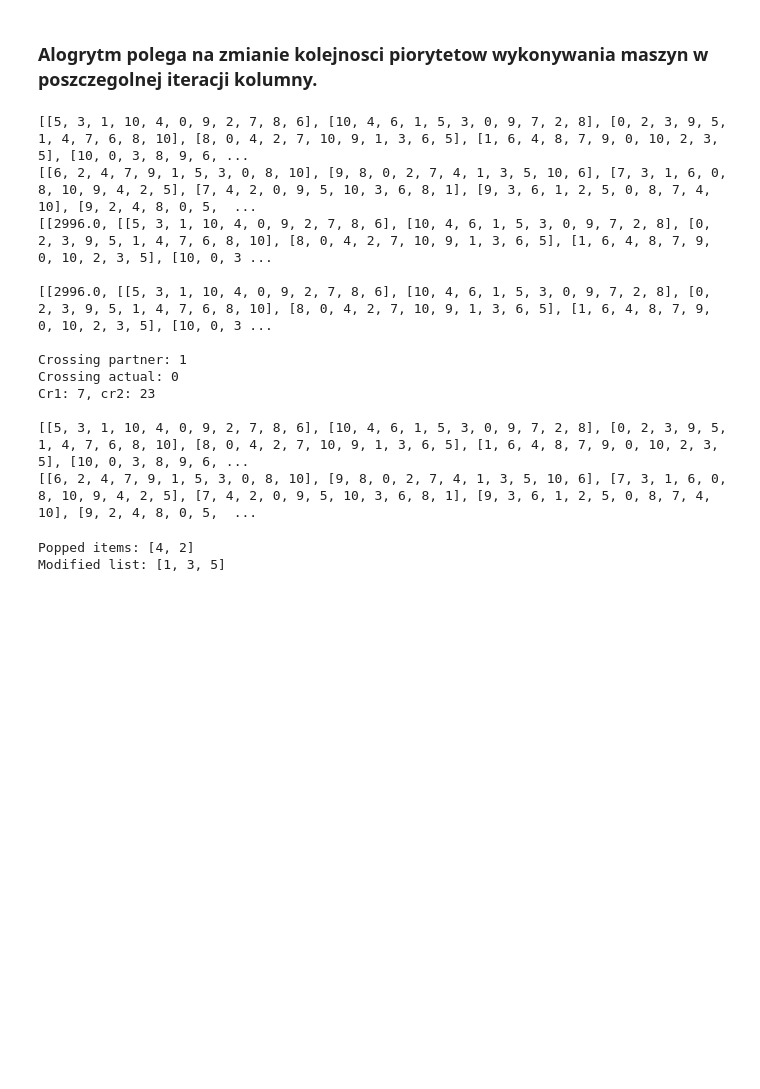
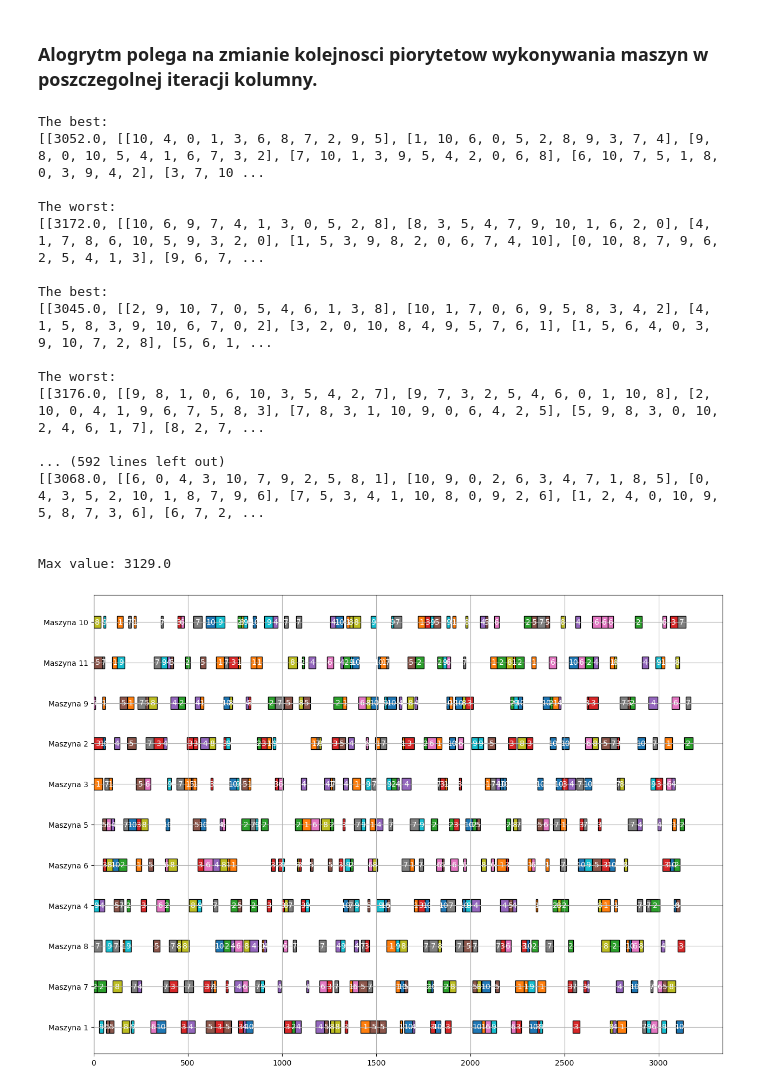
Before and after one commit to HaZhul/PSI, a Jupyter notebook: genetic_algorithm/genetic_algorithm.ipynb, the cells around one changed output. Drawn from its saved outputs; the diff is of its cells as text; code cells hidden in the pictures; blank space fills up the shorter version.

```diff
--- a/genetic_algorithm/genetic_algorithm.ipynb
+++ b/genetic_algorithm/genetic_algorithm.ipynb
@@ -249,29 +267,35 @@ Max value: 2815.0
 # %%
 timetables_copy = timetables.copy()
 ga = GA(timetables_copy, morg)
 gen2 = ga.create_random_gens()
 
-for row in gen2:
-    print(row)
 
 cost_list = ga.create_sorted_cost_dict()
 
 cost_list_copied = ga.replace_the_worst()
-
-new_gen_list = ga.crossing_gens()
-
-for row in new_gen_list:
-    print(row)
+for i in range(1000):
+    new_gen_list = ga.crossing_gens()
+    if i % 10 == 0:
+        ga.replace_the_worst()
+best_gen, best_cost = ga.find_best_gene()
+timetables_c = timetables.copy()
+morg.create_gantt_graph_custom_gen(timetables_c, best_gen)
 # %% [output]
-[[5, 3, 1, 10, 4, 0, 9, 2, 7, 8, 6], [10, 4, 6, 1, 5, 3, 0, 9, 7, 2, 8], [0, 2, 3, 9, 5, 1, 4, 7, 6, 8, 10], [8, 0, 4, 2, 7, 10, 9, 1, 3, 6, 5], [1, 6, 4, 8, 7, 9, 0, 10, 2, 3, 5], [10, 0, 3, 8, 9, 6, ...
-[[6, 2, 4, 7, 9, 1, 5, 3, 0, 8, 10], [9, 8, 0, 2, 7, 4, 1, 3, 5, 10, 6], [7, 3, 1, 6, 0, 8, 10, 9, 4, 2, 5], [7, 4, 2, 0, 9, 5, 10, 3, 6, 8, 1], [9, 3, 6, 1, 2, 5, 0, 8, 7, 4, 10], [9, 2, 4, 8, 0, 5,  ...
-[[2996.0, [[5, 3, 1, 10, 4, 0, 9, 2, 7, 8, 6], [10, 4, 6, 1, 5, 3, 0, 9, 7, 2, 8], [0, 2, 3, 9, 5, 1, 4, 7, 6, 8, 10], [8, 0, 4, 2, 7, 10, 9, 1, 3, 6, 5], [1, 6, 4, 8, 7, 9, 0, 10, 2, 3, 5], [10, 0, 3 ...
+The best:
+[[3052.0, [[10, 4, 0, 1, 3, 6, 8, 7, 2, 9, 5], [1, 10, 6, 0, 5, 2, 8, 9, 3, 7, 4], [9, 8, 0, 10, 5, 4, 1, 6, 7, 3, 2], [7, 10, 1, 3, 9, 5, 4, 2, 0, 6, 8], [6, 10, 7, 5, 1, 8, 0, 3, 9, 4, 2], [3, 7, 10 ...
 
-[[2996.0, [[5, 3, 1, 10, 4, 0, 9, 2, 7, 8, 6], [10, 4, 6, 1, 5, 3, 0, 9, 7, 2, 8], [0, 2, 3, 9, 5, 1, 4, 7, 6, 8, 10], [8, 0, 4, 2, 7, 10, 9, 1, 3, 6, 5], [1, 6, 4, 8, 7, 9, 0, 10, 2, 3, 5], [10, 0, 3 ...
+The worst:
+[[3172.0, [[10, 6, 9, 7, 4, 1, 3, 0, 5, 2, 8], [8, 3, 5, 4, 7, 9, 10, 1, 6, 2, 0], [4, 1, 7, 8, 6, 10, 5, 9, 3, 2, 0], [1, 5, 3, 9, 8, 2, 0, 6, 7, 4, 10], [0, 10, 8, 7, 9, 6, 2, 5, 4, 1, 3], [9, 6, 7, ...
 
-Crossing partner: 1
-Crossing actual: 0
-Cr1: 7, cr2: 23
+The best:
+[[3045.0, [[2, 9, 10, 7, 0, 5, 4, 6, 1, 3, 8], [10, 1, 7, 0, 6, 9, 5, 8, 3, 4, 2], [4, 1, 5, 8, 3, 9, 10, 6, 7, 0, 2], [3, 2, 0, 10, 8, 4, 9, 5, 7, 6, 1], [1, 5, 6, 4, 0, 3, 9, 10, 7, 2, 8], [5, 6, 1, ...
 
-[[5, 3, 1, 10, 4, 0, 9, 2, 7, 8, 6], [10, 4, 6, 1, 5, 3, 0, 9, 7, 2, 8], [0, 2, 3, 9, 5, 1, 4, 7, 6, 8, 10], [8, 0, 4, 2, 7, 10, 9, 1, 3, 6, 5], [1, 6, 4, 8, 7, 9, 0, 10, 2, 3, 5], [10, 0, 3, 8, 9, 6, ...
-[[6, 2, 4, 7, 9, 1, 5, 3, 0, 8, 10], [9, 8, 0, 2, 7, 4, 1, 3, 5, 10, 6], [7, 3, 1, 6, 0, 8, 10, 9, 4, 2, 5], [7, 4, 2, 0, 9, 5, 10, 3, 6, 8, 1], [9, 3, 6, 1, 2, 5, 0, 8, 7, 4, 10], [9, 2, 4, 8, 0, 5,  ...
+The worst:
+[[3176.0, [[9, 8, 1, 0, 6, 10, 3, 5, 4, 2, 7], [9, 7, 3, 2, 5, 4, 6, 0, 1, 10, 8], [2, 10, 0, 4, 1, 9, 6, 7, 5, 8, 3], [7, 8, 3, 1, 10, 9, 0, 6, 4, 2, 5], [5, 9, 8, 3, 0, 10, 2, 4, 6, 1, 7], [8, 2, 7, ...
+
+... (592 lines left out)
+[[3068.0, [[6, 0, 4, 3, 10, 7, 9, 2, 5, 8, 1], [10, 9, 0, 2, 6, 3, 4, 7, 1, 8, 5], [0, 4, 3, 5, 2, 10, 1, 8, 7, 9, 6], [7, 5, 3, 4, 1, 10, 8, 0, 9, 2, 6], [1, 2, 4, 0, 10, 9, 5, 8, 7, 3, 6], [6, 7, 2, ...
+
+
+Max value: 3129.0
+[figure, added]
@@ -286,17 +301,0 @@ crrosing_part = (crossing_part_1, crossing_part_2)
-# %%
-my_list = [1, 2, 3, 4, 5]
-
-# Indexes to pop
-indexes_to_pop = [3, 1]
-
-# Sort indexes in descending order to avoid index shifting
-indexes_to_pop.sort(reverse=True)
-
-# Pop items from the list one by one
-popped_items = [my_list.pop(index) for index in indexes_to_pop]
-
-print("Popped items:", popped_items)
-print("Modified list:", my_list)
-# %% [output]
-Popped items: [4, 2]
-Modified list: [1, 3, 5]
```
Also changed, not shown: parts of 3 cells of this notebook.
